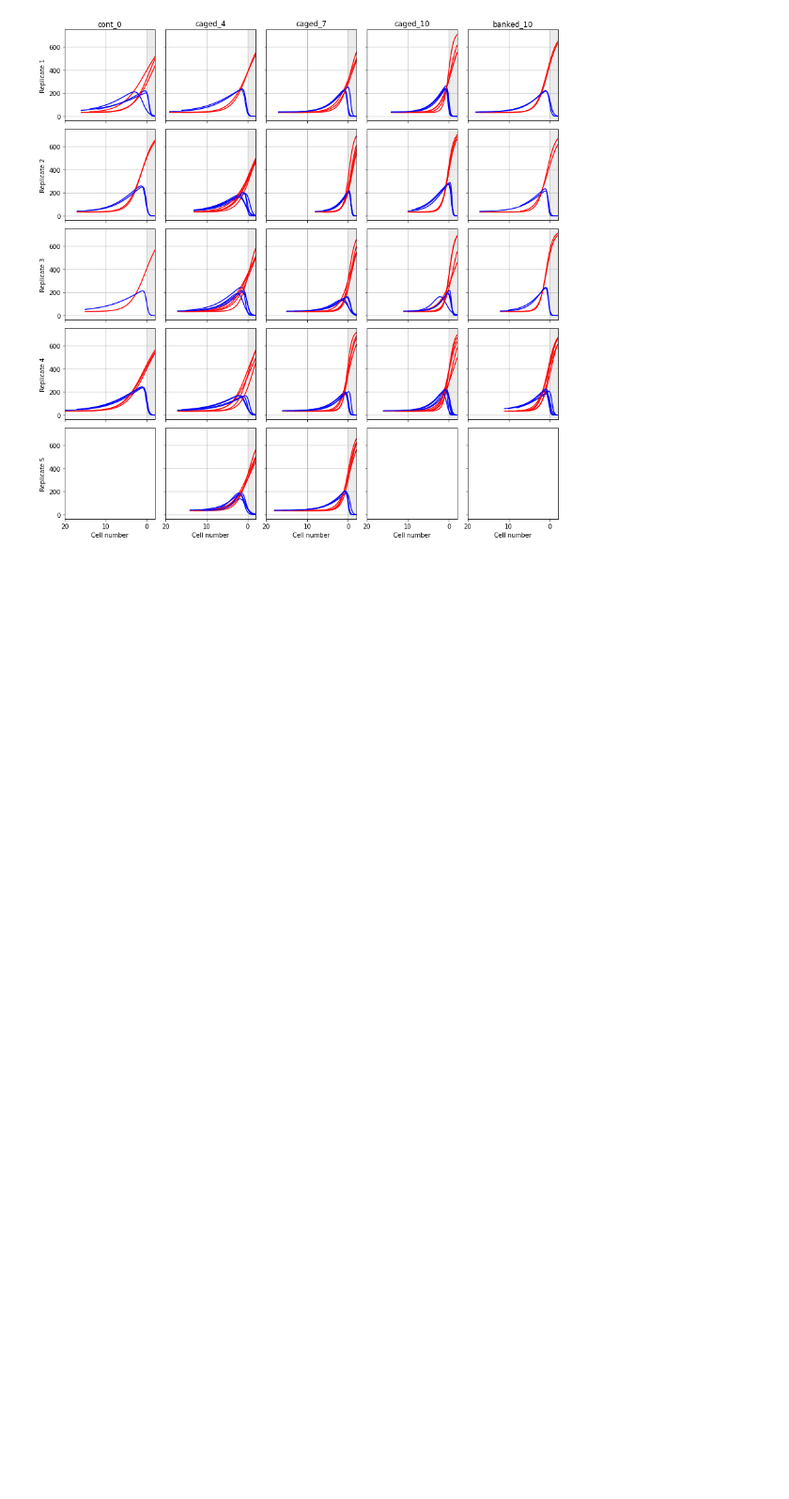
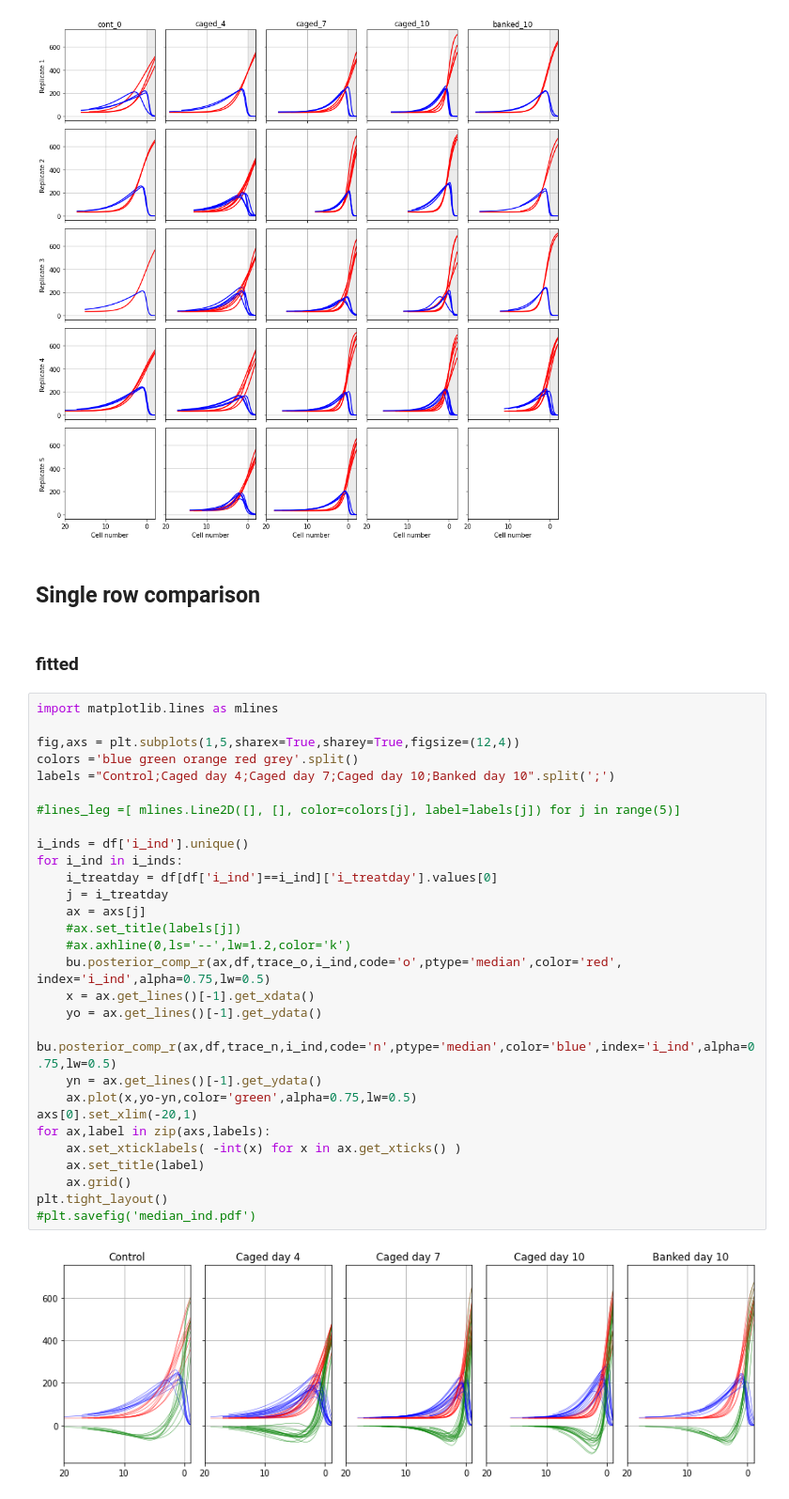
Before and after one commit to evenhuis/bee_quant, a Jupyter notebook: analysis/model_plots.ipynb, the cells around one changed output. Shown: that part at 94% size. Drawn from its saved outputs; the diff is of its cells as text; blank space fills up the shorter version.

```diff
--- a/analysis/model_plots.ipynb
+++ b/analysis/model_plots.ipynb
@@ -156,3 +158,38 @@ fig.tight_layout()
 #plt.savefig("fitted_data_panel_comp.pdf")
 # %% [output]
 [figure]
+# %% [markdown]
+## Single row comparison
+# %% [markdown]
+### fitted
+# %%
+import matplotlib.lines as mlines
+
+fig,axs = plt.subplots(1,5,sharex=True,sharey=True,figsize=(12,4))
+colors ='blue green orange red grey'.split()
+labels ="Control;Caged day 4;Caged day 7;Caged day 10;Banked day 10".split(';')
+
+#lines_leg =[ mlines.Line2D([], [], color=colors[j], label=labels[j]) for j in range(5)]
+
+i_inds = df['i_ind'].unique()
+for i_ind in i_inds:
+    i_treatday = df[df['i_ind']==i_ind]['i_treatday'].values[0]
+    j = i_treatday
+    ax = axs[j]
+    #ax.set_title(labels[j])
+    #ax.axhline(0,ls='--',lw=1.2,color='k')
+    bu.posterior_comp_r(ax,df,trace_o,i_ind,code='o',ptype='median',color='red', index='i_ind',alpha=0.75,lw=0.5)
+    x = ax.get_lines()[-1].get_xdata()
+    yo = ax.get_lines()[-1].get_ydata()
+    bu.posterior_comp_r(ax,df,trace_n,i_ind,code='n',ptype='median',color='blue',index='i_ind',alpha=0.75,lw=0.5)
+    yn = ax.get_lines()[-1].get_ydata()
+    ax.plot(x,yo-yn,color='green',alpha=0.75,lw=0.5)
+axs[0].set_xlim(-20,1)
+for ax,label in zip(axs,labels):
+    ax.set_xticklabels( -int(x) for x in ax.get_xticks() )
+    ax.set_title(label)
+    ax.grid()
+plt.tight_layout()
+#plt.savefig('median_ind.pdf')
+# %% [output]
+[figure, added]
```
Also changed, not shown: parts of 3 cells of this notebook, 4 other files.
